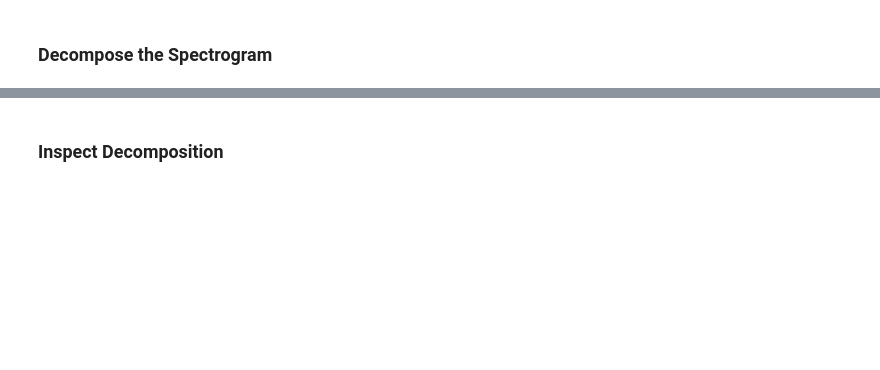
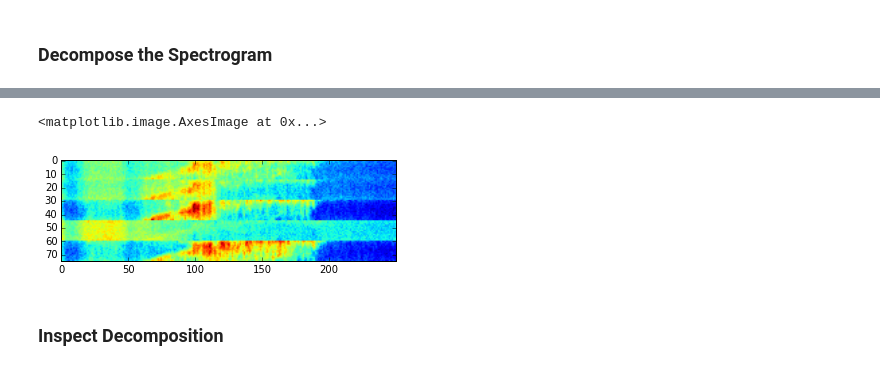
Before and after one commit to mattwescott/senmf, a Jupyter notebook: demo.ipynb, the cells around one changed output, grey strips where cells are left out. Saved outputs shown, nothing was run; the diff lists cells and outputs as text; code cells hidden in the pictures; blank space fills up the shorter version.

```diff
--- a/demo.ipynb
+++ b/demo.ipynb
@@ -34,2 +58,8 @@ Wall time: 35 s
+# %%
+(x,y,z) = nmf.D.shape
+imshow(np.log(nmf.D.reshape(x*y, z)))
+# %% [output]
+<matplotlib.image.AxesImage at 0x...>
+[figure, added]
 # %% [markdown]
 ### Inspect Decomposition
```
Also changed, not shown: parts of 14 cells of this notebook, 1 other file.
